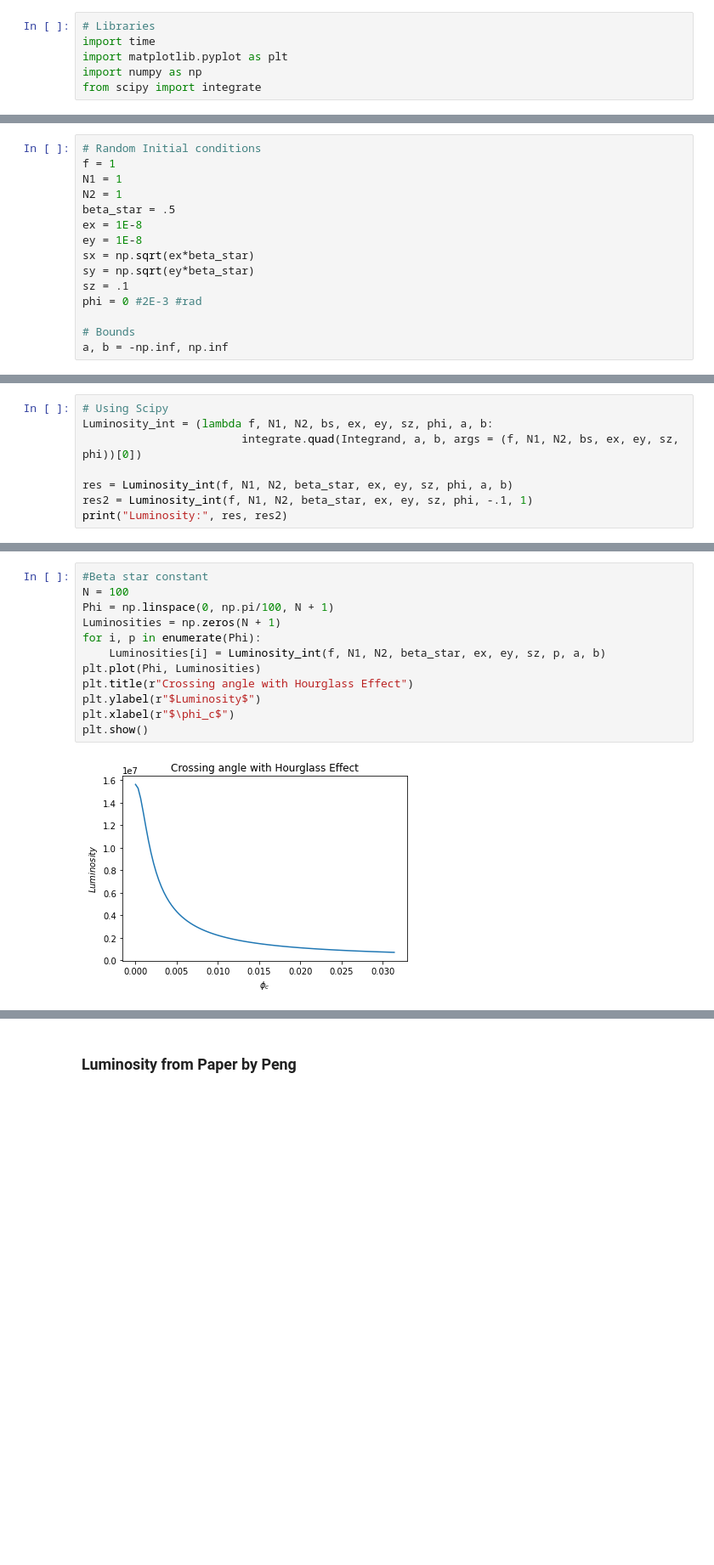
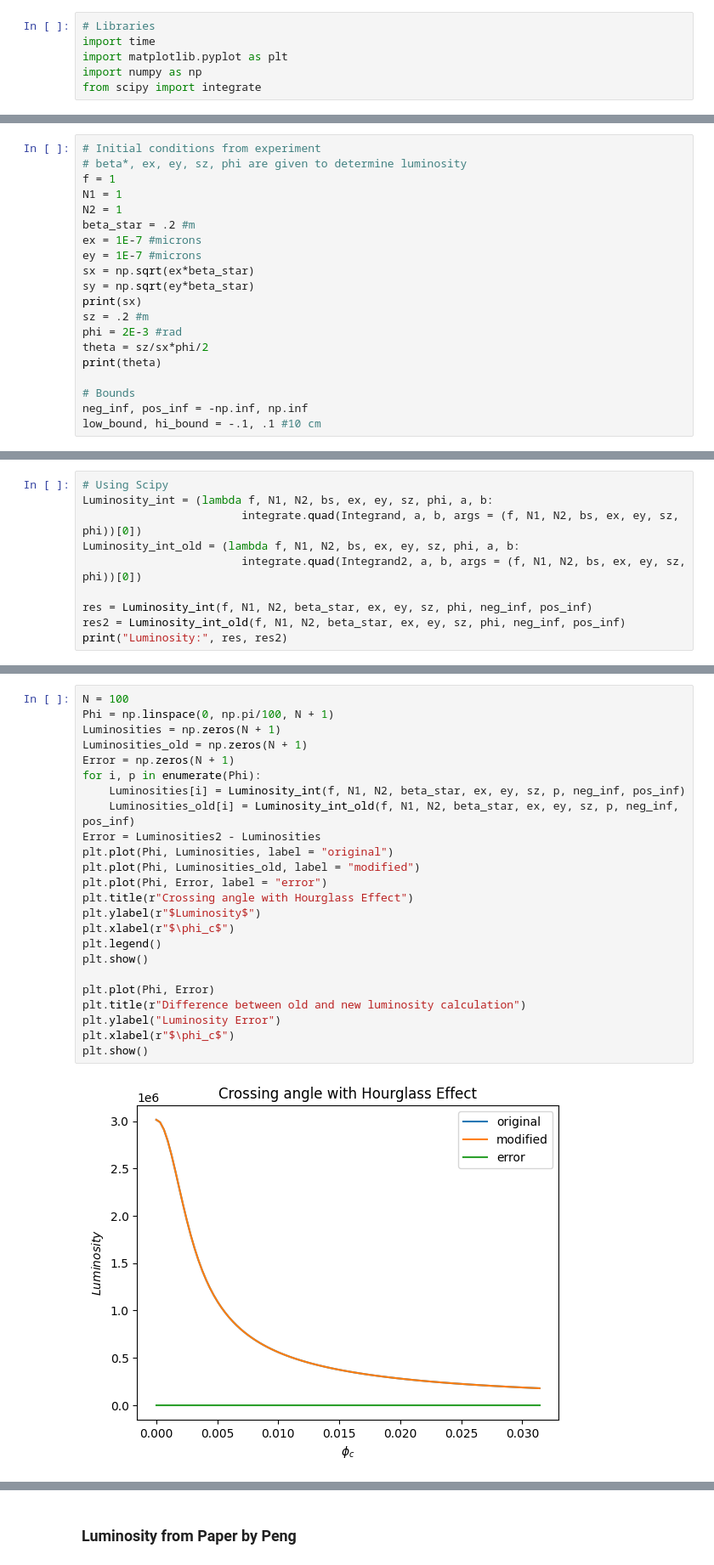
Before and after one commit to Wooperachi7/Luminosity, a Jupyter notebook: Crossing_Angle_and_Hourglass_effect.ipynb, the cells around one changed output, grey strips where cells are left out. Shown at 85% size. Saved outputs shown, nothing was run; the diff lists cells and outputs as text; blank space fills up the shorter version.

Commit message:
corrected luminosity equation

```diff
--- a/Crossing_Angle_and_Hourglass_effect.ipynb
+++ b/Crossing_Angle_and_Hourglass_effect.ipynb
@@ -97,15 +108,20 @@ def Integrand(s, f, N1, N2, bs, ex, ey, sz, phi):
 # %%
-# Random Initial conditions
+# Initial conditions from experiment
+# beta*, ex, ey, sz, phi are given to determine luminosity
 f = 1
 N1 = 1
 N2 = 1
-beta_star = .5
-ex = 1E-8
-ey = 1E-8
+beta_star = .2 #m
+ex = 1E-7 #microns
+ey = 1E-7 #microns
 sx = np.sqrt(ex*beta_star)
 sy = np.sqrt(ey*beta_star)
-sz = .1
-phi = 0 #2E-3 #rad
+print(sx)
+sz = .2 #m
+phi = 2E-3 #rad
+theta = sz/sx*phi/2
+print(theta)
 
 # Bounds
-a, b = -np.inf, np.inf
+neg_inf, pos_inf = -np.inf, np.inf
+low_bound, hi_bound = -.1, .1 #10 cm
@@ -113,8 +132,10 @@ a, b = -np.inf, np.inf
 # Using Scipy
 Luminosity_int = (lambda f, N1, N2, bs, ex, ey, sz, phi, a, b:
                         integrate.quad(Integrand, a, b, args = (f, N1, N2, bs, ex, ey, sz, phi))[0])
+Luminosity_int_old = (lambda f, N1, N2, bs, ex, ey, sz, phi, a, b:
+                        integrate.quad(Integrand2, a, b, args = (f, N1, N2, bs, ex, ey, sz, phi))[0])
 
-res = Luminosity_int(f, N1, N2, beta_star, ex, ey, sz, phi, a, b)
-res2 = Luminosity_int(f, N1, N2, beta_star, ex, ey, sz, phi, -.1, 1)
+res = Luminosity_int(f, N1, N2, beta_star, ex, ey, sz, phi, neg_inf, pos_inf)
+res2 = Luminosity_int_old(f, N1, N2, beta_star, ex, ey, sz, phi, neg_inf, pos_inf)
 print("Luminosity:", res, res2)
 # %% [output]
@@ -122,14 +143,26 @@ Luminosity: 15614600.864856305 14446649.997910812
 # %%
-#Beta star constant
 N = 100
 Phi = np.linspace(0, np.pi/100, N + 1)
 Luminosities = np.zeros(N + 1)
+Luminosities_old = np.zeros(N + 1)
+Error = np.zeros(N + 1)
 for i, p in enumerate(Phi):
-    Luminosities[i] = Luminosity_int(f, N1, N2, beta_star, ex, ey, sz, p, a, b)
-plt.plot(Phi, Luminosities)
+    Luminosities[i] = Luminosity_int(f, N1, N2, beta_star, ex, ey, sz, p, neg_inf, pos_inf)
+    Luminosities_old[i] = Luminosity_int_old(f, N1, N2, beta_star, ex, ey, sz, p, neg_inf, pos_inf)
+Error = Luminosities2 - Luminosities
+plt.plot(Phi, Luminosities, label = "original")
+plt.plot(Phi, Luminosities_old, label = "modified")
+plt.plot(Phi, Error, label = "error")
 plt.title(r"Crossing angle with Hourglass Effect")
 plt.ylabel(r"$Luminosity$")
 plt.xlabel(r"$\phi_c$")
+plt.legend()
 plt.show()
+
+plt.plot(Phi, Error)
+plt.title(r"Difference between old and new luminosity calculation")
+plt.ylabel("Luminosity Error")
+plt.xlabel(r"$\phi_c$")
+plt.show()
 # %% [output]
-[figure, old version]
+[figure, new version]
```
Also changed, not shown: parts of 34 cells of this notebook.
